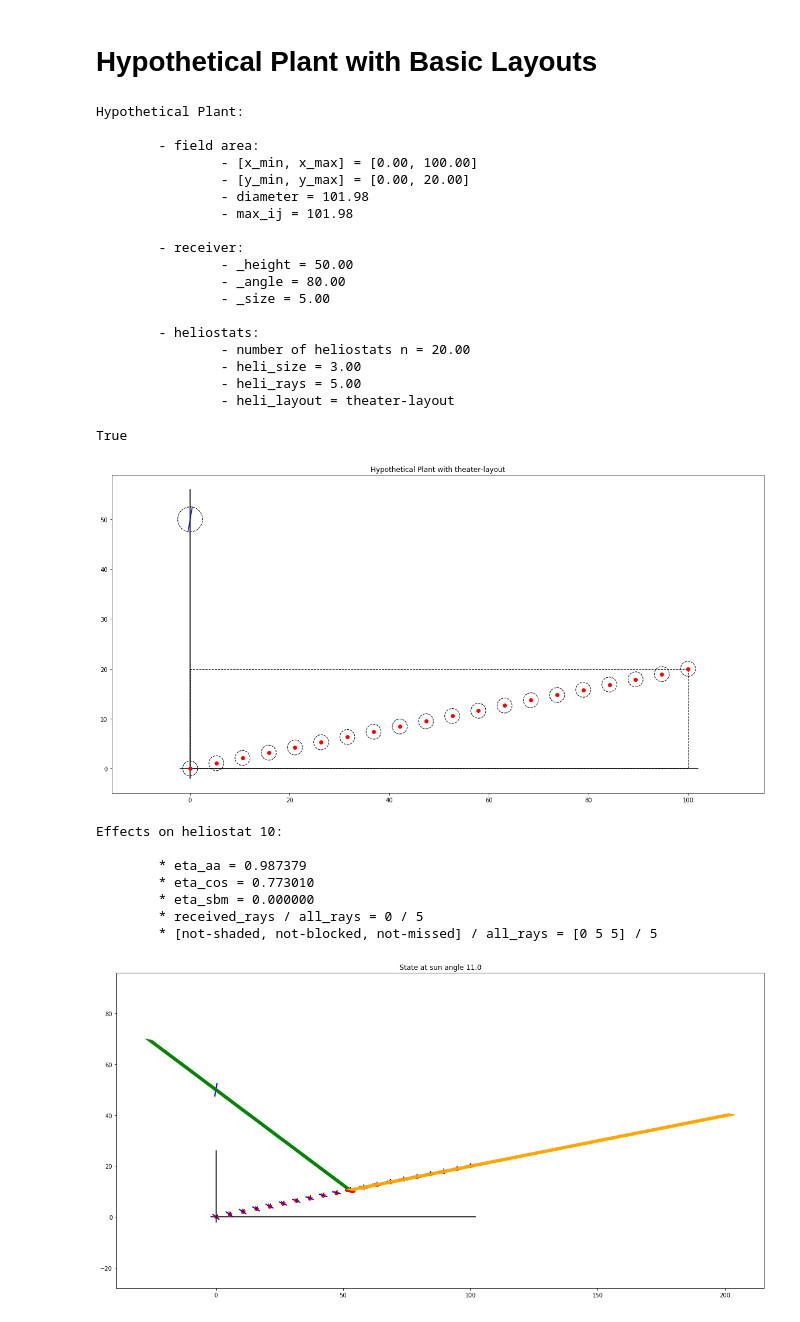
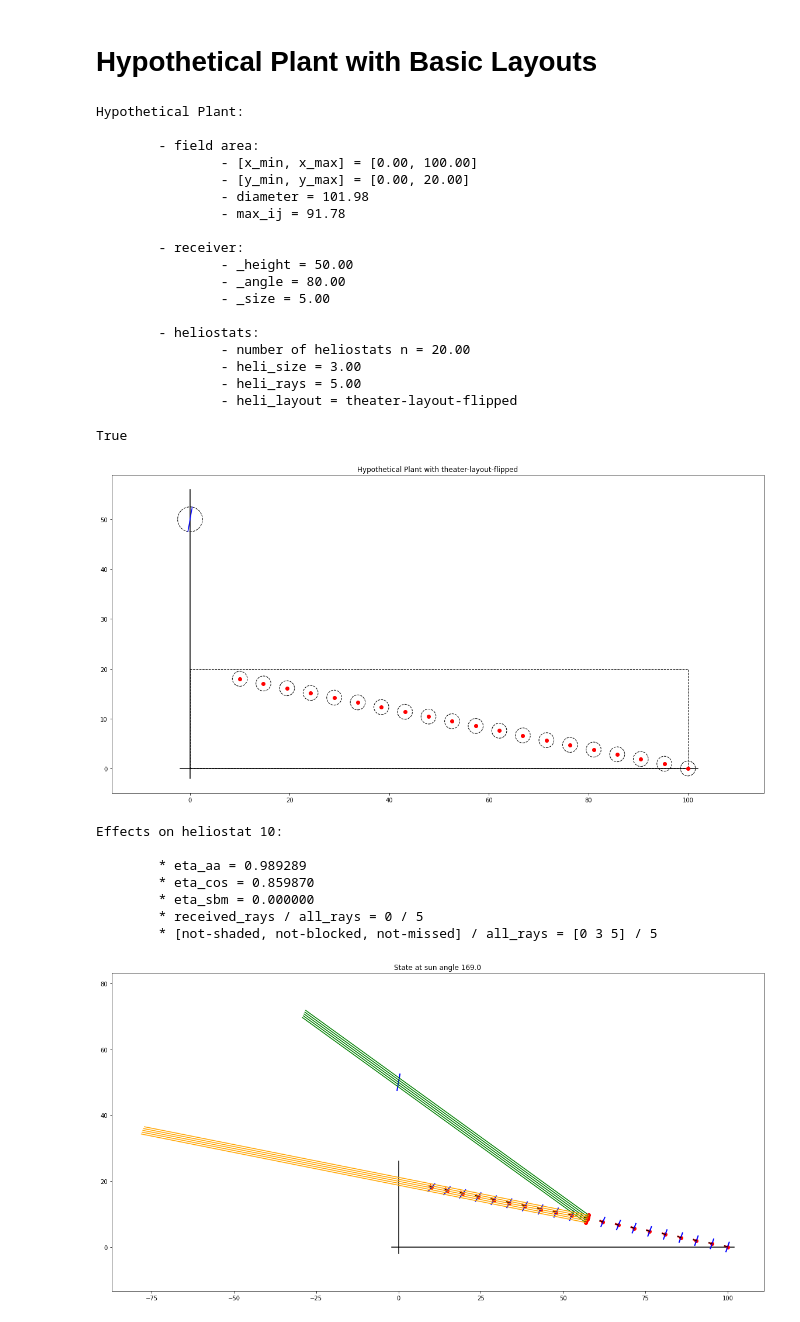
Before and after one commit to markolalovic/math-mods-camp, a Jupyter notebook: notebooks/Hypothetical-Plant.ipynb, the cells around one changed output. Cells and saved outputs as stored; diff of their text form; code cells hidden in the pictures.

Commit message:
layout validity and flipped theater layout

```diff
--- a/notebooks/Hypothetical-Plant.ipynb
+++ b/notebooks/Hypothetical-Plant.ipynb
@@ -24,7 +24,7 @@ plt.plot(xs, ys);
 # %% [markdown]
 # Hypothetical Plant with Basic Layouts
 # %%
-plant = Plant(heli_layout_file_name="../data/layouts/theater-layout.json")
+plant = Plant(heli_layout_file_name="../data/layouts/theater-layout-flipped.json")
 print(plant)
 # %% [output]
 Hypothetical Plant:
@@ -33,7 +33,7 @@ Hypothetical Plant:
                 - [x_min, x_max] = [0.00, 100.00]
                 - [y_min, y_max] = [0.00, 20.00]
                 - diameter = 101.98
-                - max_ij = 101.98
+                - max_ij = 91.78
 
         - receiver:
                 - _height = 50.00
@@ -44,7 +44,7 @@ Hypothetical Plant:
                 - number of heliostats n = 20.00
                 - heli_size = 3.00
                 - heli_rays = 5.00
-                - heli_layout = theater-layout
+                - heli_layout = theater-layout-flipped
 # %%
 plant.check_layout()
 # %% [output]
@@ -52,21 +52,21 @@ True
 # %%
 plant.draw()
 # %% [output]
-[figure, old version]
+[figure, new version]
 # %%
 sun = Sun()
-state = State(plant, sun_angle=sun.angles[1])
+state = State(plant, sun_angle=sun.angles[15])
 effects = state.get_effects(i=10, verbose=True)
 state.draw(i=10)
 # %% [output]
 Effects on heliostat 10:
 
-        * eta_aa = 0.987379
-        * eta_cos = 0.773010
+        * eta_aa = 0.989289
+        * eta_cos = 0.859870
         * eta_sbm = 0.000000
         * received_rays / all_rays = 0 / 5
-        * [not-shaded, not-blocked, not-missed] / all_rays = [0 5 5] / 5
+        * [not-shaded, not-blocked, not-missed] / all_rays = [0 3 5] / 5
-[figure, old version]
+[figure, new version]
 # %%
 energy, stats_df, powers = get_energy(plant, show_stats=True)
 # %% [output]
```
Also changed, not shown: parts of 4 cells of this notebook, 4 other files.
